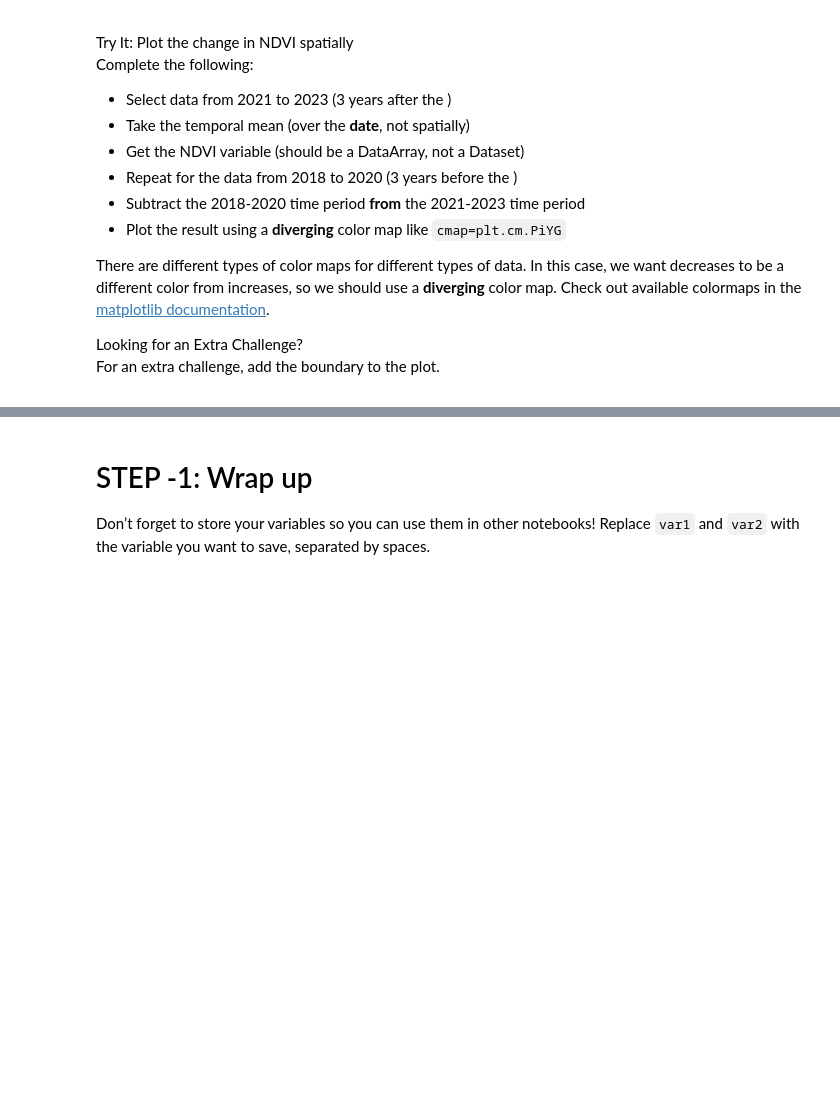
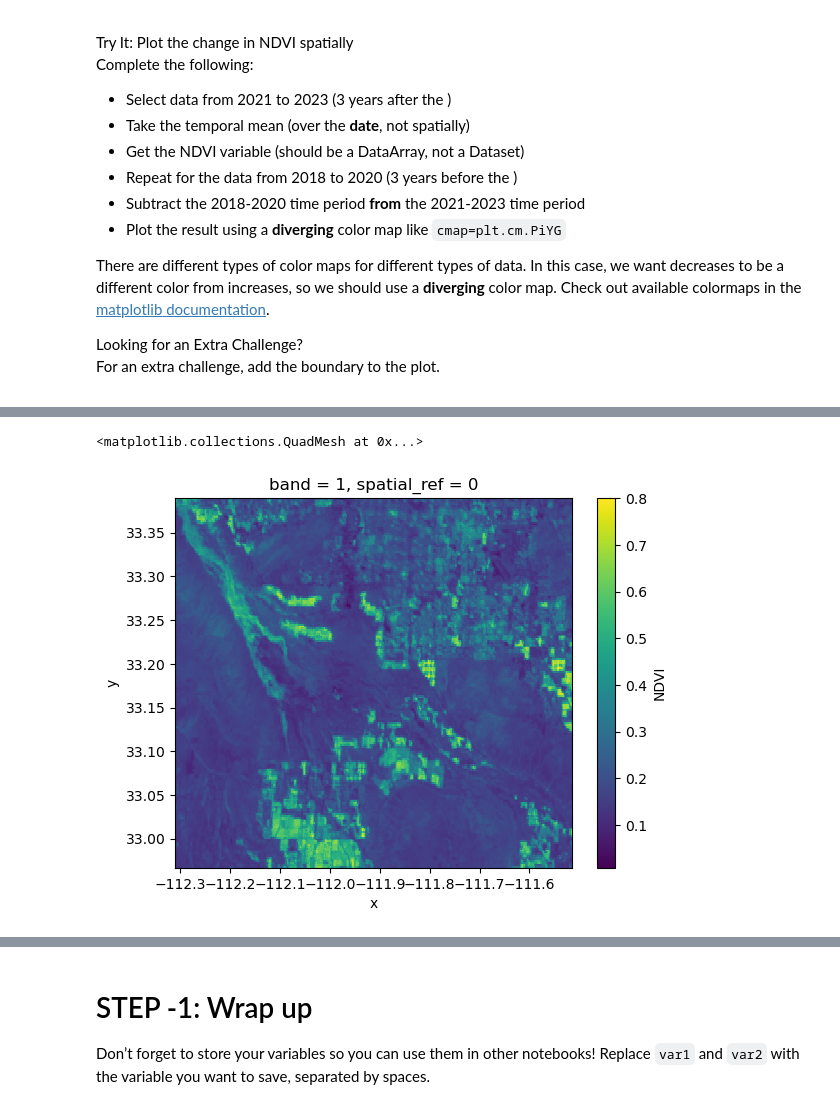
Before and after one commit to earthlab-education/04-vegetation-MarJess, a Jupyter notebook: notebooks/vegetation-03-plot.ipynb, the cells around one changed output, grey strips where cells are left out. Drawn from its saved outputs; the diff is of its cells as text; code cells hidden in the pictures; blank space fills up the shorter version.

```diff
--- a/notebooks/vegetation-03-plot.ipynb
+++ b/notebooks/vegetation-03-plot.ipynb
@@ -155,2 +160,7 @@ data-__quarto_custom_id="3"></span> boundary to the plot.</p></div></div>
+# %%
+ndvi_data_2021_2023.plot()
+# %% [output]
+<matplotlib.collections.QuadMesh at 0x...>
+[figure, added]
 # %%
 # Compute the difference in NDVI before and after
```
Also changed, not shown: parts of 6 cells of this notebook.
